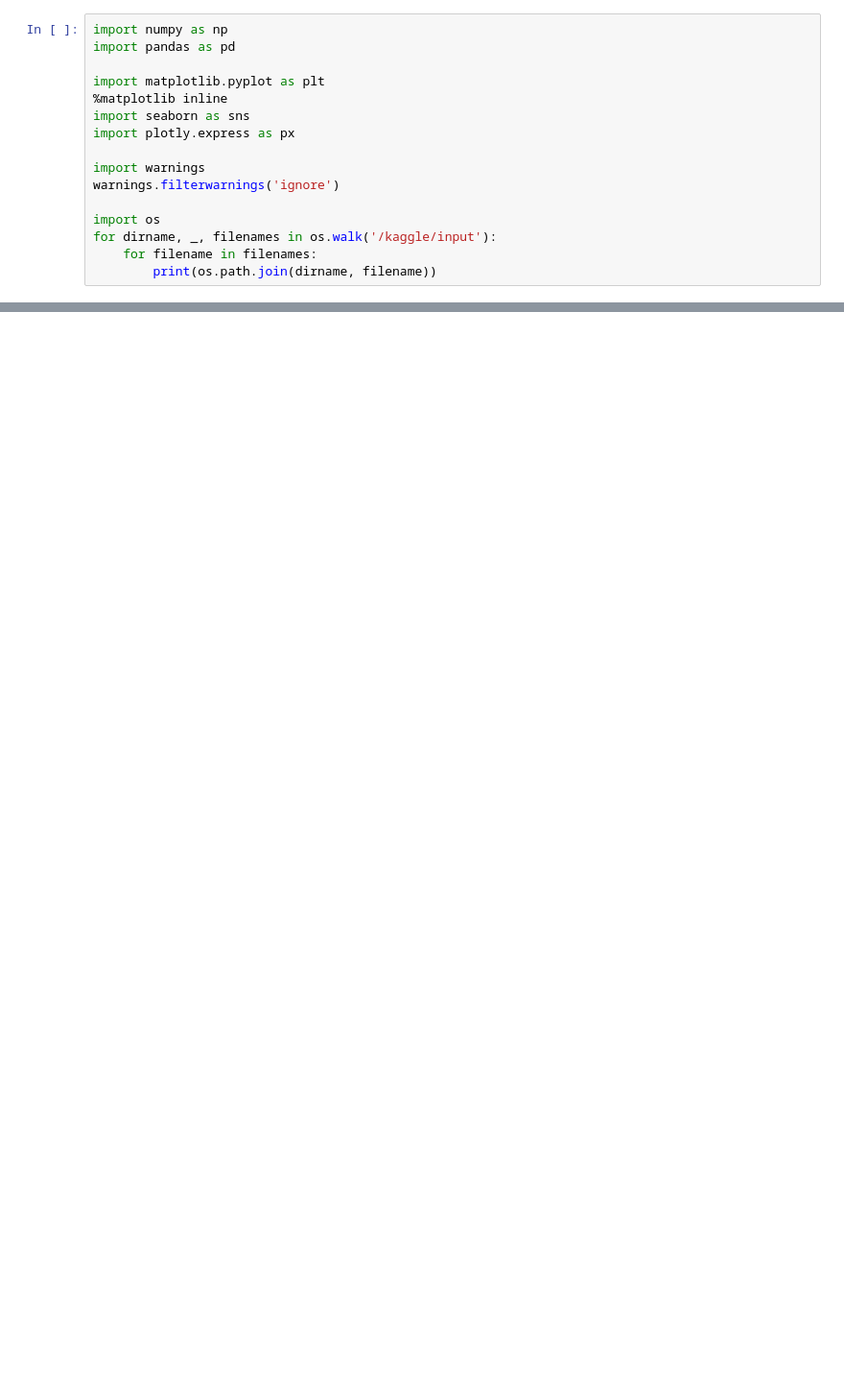
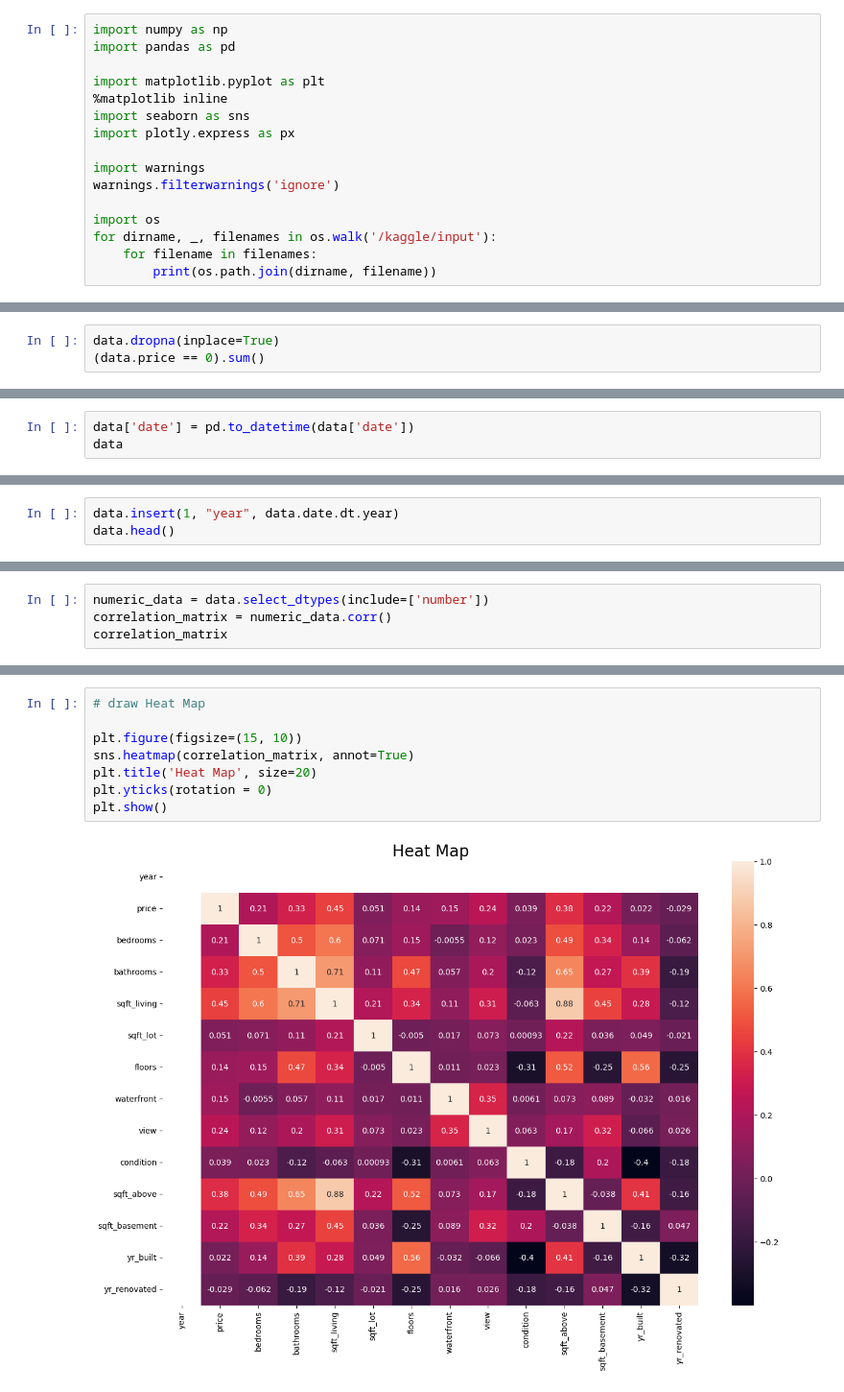
Before and after one commit to TakibYeasar/Machine-Learning-Tutorial, a Jupyter notebook: Linear Regression/Linear Regression.ipynb, the cells around one changed output, grey strips where cells are left out. Shown at 96% size. Saved outputs shown, nothing was run; the diff lists cells and outputs as text; blank space fills up the shorter version.

```diff
--- a/Linear Regression/Linear Regression.ipynb
+++ b/Linear Regression/Linear Regression.ipynb
@@ -71,0 +147,3 @@ Number of duplicates are :  0
+# %%
+data.dropna(inplace=True)
+(data.price == 0).sum()
@@ -71,0 +169,3 @@ Number of duplicates are :  0
+# %%
+data['date'] = pd.to_datetime(data['date'])
+data
@@ -71,0 +186,3 @@ Number of duplicates are :  0
+# %%
+data.insert(1, "year", data.date.dt.year)
+data.head()
@@ -71,0 +219,4 @@ Number of duplicates are :  0
+# %%
+numeric_data = data.select_dtypes(include=['number'])
+correlation_matrix = numeric_data.corr()
+correlation_matrix
@@ -71,0 +239,10 @@ Number of duplicates are :  0
+# %%
+# draw Heat Map
+
+plt.figure(figsize=(15, 10))
+sns.heatmap(correlation_matrix, annot=True)
+plt.title('Heat Map', size=20)
+plt.yticks(rotation = 0)
+plt.show()
+# %% [output]
+[figure, added]
```
Also changed, not shown: parts of 63 cells of this notebook, 7 other files.
